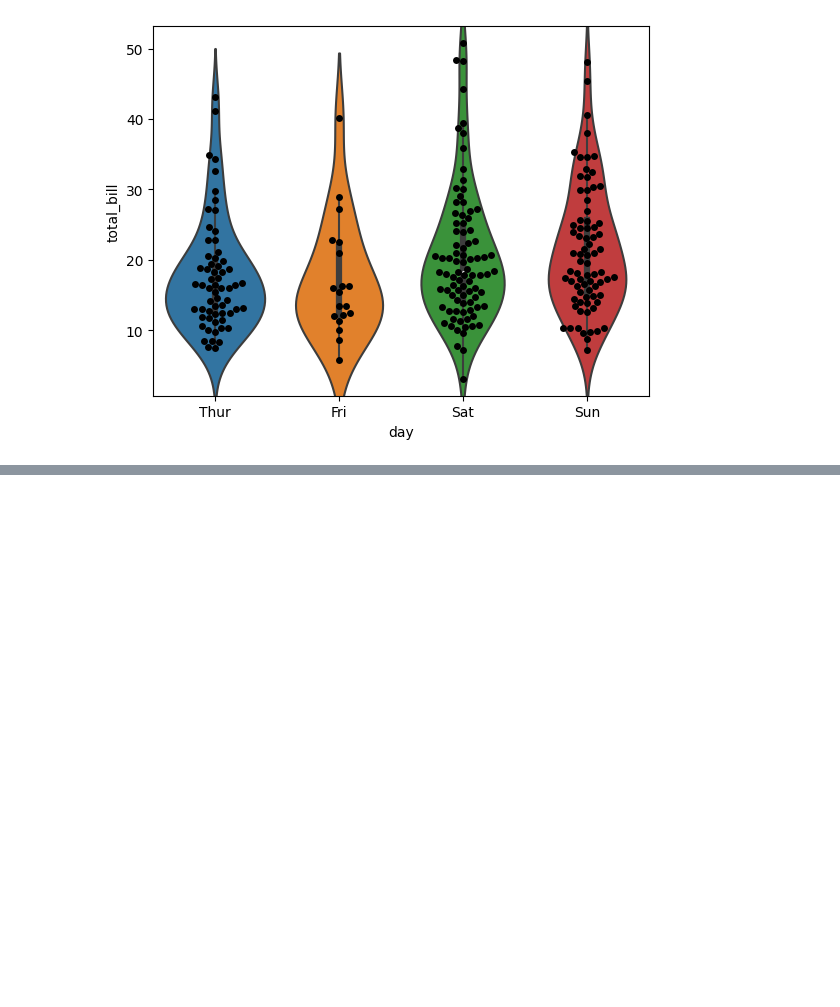
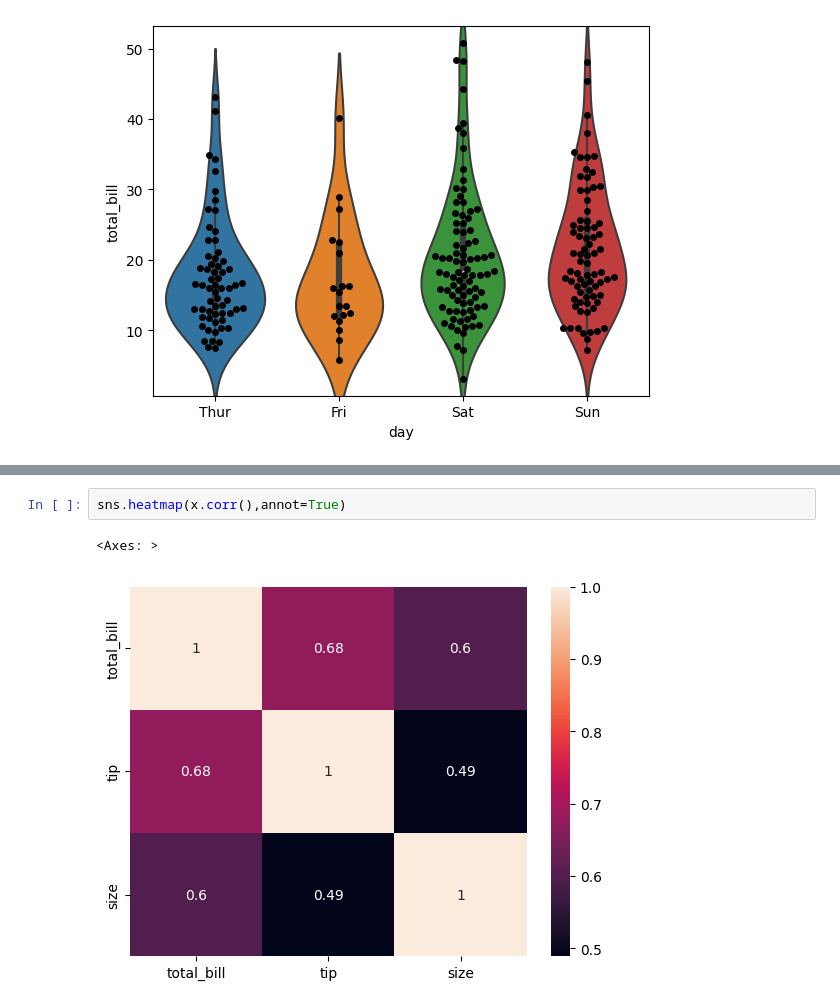
Before and after one commit to sepide97/My_Code_Sepide, a Jupyter notebook: Seaborn_plot.ipynb, the cells around one changed output, grey strips where cells are left out. Saved outputs shown, nothing was run; the diff lists cells and outputs as text; blank space fills up the shorter version.

```diff
--- a/Seaborn_plot.ipynb
+++ b/Seaborn_plot.ipynb
@@ -96,0 +110,5 @@ sns.swarmplot(x='day',y='total_bill',data=x,color='k')
+# %%
+sns.heatmap(x.corr(),annot=True)
+# %% [output]
+<Axes: >
+[figure, added]
```
Also changed, not shown: parts of 13 cells of this notebook.
